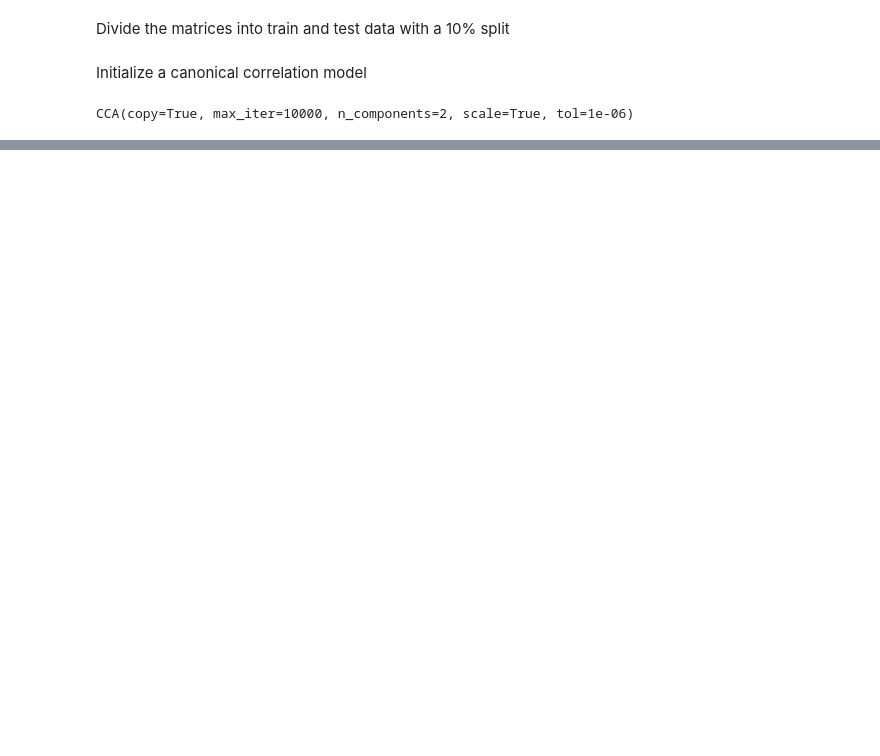
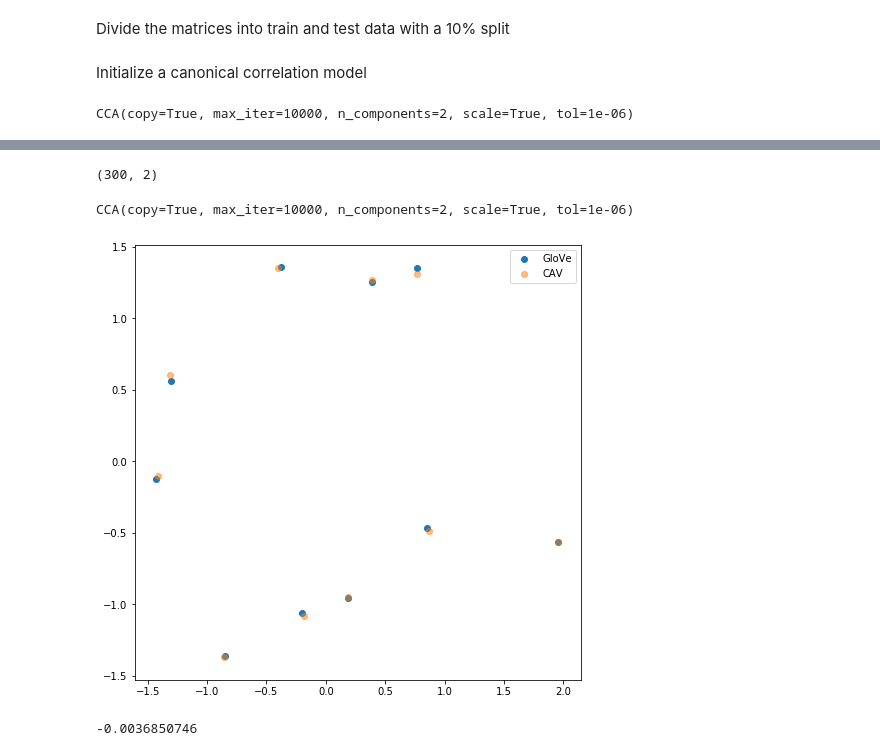
Before and after one commit to Pimmmm/Thesis-Scripts, a Jupyter notebook: p3_word_embedding.ipynb, the cells around one changed output, grey strips where cells are left out. Cells and saved outputs as stored; diff of their text form; code cells hidden in the pictures; blank space fills up the shorter version.

```diff
--- a/p3_word_embedding.ipynb
+++ b/p3_word_embedding.ipynb
@@ -198,0 +253,33 @@ len(set(concepts))
+# %%
+cca2.x_rotations_.shape
+# %% [output]
+(300, 2)
+# %%
+ccc = CCA(n_components = n_dim, scale = True, max_iter = 10000, tol=1e-06)
+# %%
+test_x = emb_with_cav[:10]
+test_y = cavs_with_embedding[:10]
+# %%
+ccc.fit(test_x, test_y)
+# %% [output]
+CCA(copy=True, max_iter=10000, n_components=2, scale=True, tol=1e-06)
+# %%
+test_x_c = Transform(test_x, ccc.x_rotations_)
+test_y_c = Transform(test_y, ccc.y_rotations_)
+# %%
+plt.figure(figsize=(8,8))
+plt.scatter(test_x_c[:,0], test_x_c[:,1], label='GloVe', alpha = 1)
+plt.scatter(test_y_c[:,0], test_y_c[:,1], label='CAV', alpha = 0.5)
+
+# for i, txt in enumerate(test_concepts):
+#     plt.annotate(str(txt), (x_emb[:,0][i], x_emb[:,1][i]))
+#     plt.annotate(str(txt), (y_cav[:,0][i], y_cav[:,1][i]))
+
+plt.legend()
+plt.show()
+# %% [output]
+[figure, added]
+# %%
+glove_embeddings.mean()
+# %% [output]
+-0.0036850746
```
Also changed, not shown: parts of 41 cells of this notebook, 1 other file.
